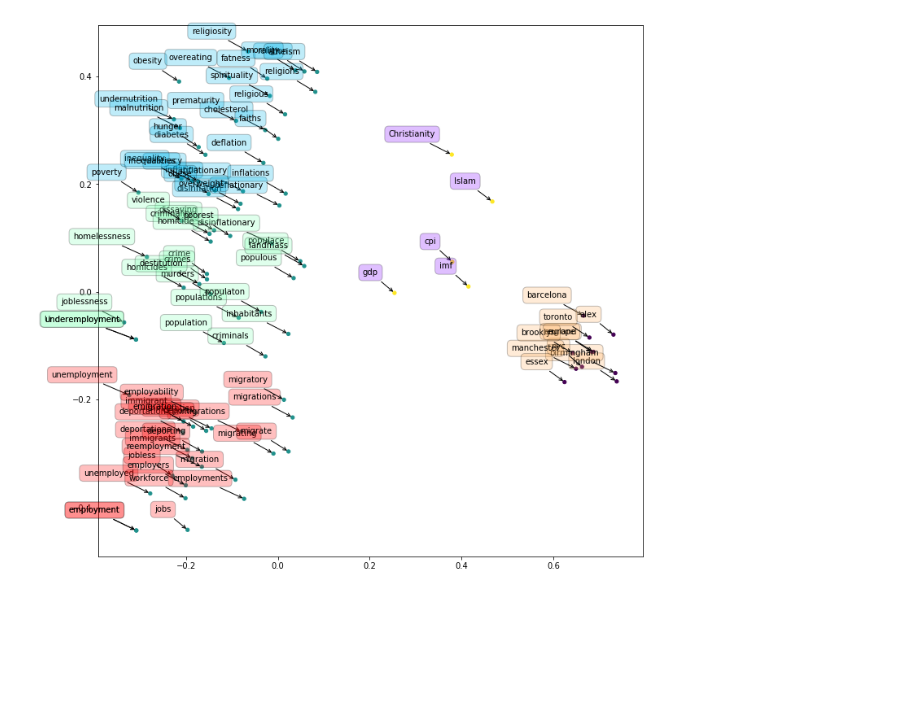
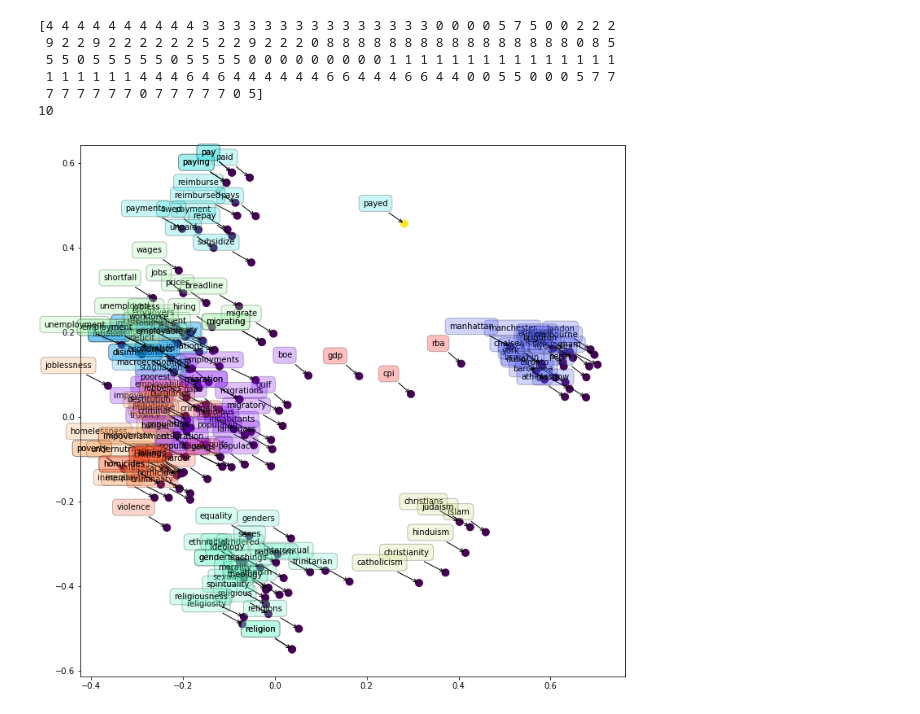
Before and after one commit to sully90/dp-search-service, a Jupyter notebook: src/main/python/Word2Vec ONS.ipynb, the cells around one changed output. Drawn from its saved outputs; the diff is of its cells as text; code cells hidden in the pictures; blank space fills up the shorter version.

```diff
--- a/src/main/python/Word2Vec ONS.ipynb
+++ b/src/main/python/Word2Vec ONS.ipynb
@@ -109,11 +128,12 @@ def eblow(data, n):
     ax.set_xlabel("Number of Clusters", fontsize=12)
     ax.set_ylabel("Percentage of Variance Explained [%]", fontsize=12)
 
-    print "Optimal number of clusters = ", K[kIdx]
+    print "Minimum number of clusters = ", K[kIdx]
 
     return kMeansVar
 
-kMeansVar = eblow(vectors, 10)
+kMeansVar = eblow(vectors, 11)
+# kMeansVar = eblow(word_vectors, 11)
 plt.show()
 # %% [output]
 Performing K-Means...
@@ -136,10 +157,8 @@ def ncols(n, cmap='rainbow'):
     return cmap(np.linspace(0, 1, n))
 
 class SemanticMap:
-    def __init__(self, model, kOpt, vector_idx):
+    def __init__(self, model):
         self.model = model
-        self.kOpt = kOpt
-        self.vector_idx = vector_idx
 
     def __split_words(self, input_string):
         return re.findall(r"[\w']+", input_string)
@@ -210,17 +229,18 @@ class SemanticMap:
 
         return vectors, final_words, final_sizes
 
-    def plot(self, vectors, lemmas, clusters, figsize, sizes=80):
+    def plot(self, vectors, lemmas, clusters, kOpt, vector_idx, figsize, sizes=80):
         fig,ax = plt.subplots(figsize=(12,12))
         if sizes == []:
             sizes = 80
         ax.scatter(vectors[:, 0], vectors[:, 1], s=sizes, c=clusters)
 
-        cols = ncols(self.kOpt)
-        for kn in range(self.kOpt):
+        print kOpt
+        cols = ncols(kOpt)
+        for kn in range(kOpt):
             for label, x, y in zip(lemmas, vectors[:, 0], vectors[:, 1]):
                 ix = lemmas.index(label)
-                if (self.vector_idx[ix] == kn):
+                if (vector_idx[ix] == kn):
                     ax.annotate(
                         label,
                         xy = (x, y), xytext = (-20, 20),
@@ -230,19 +250,28 @@ class SemanticMap:
 
         plt.show()
 
-    def map_cluster_plot(self, words, sizes, threshold, figsize=(8,8)):
+    def map_cluster_plot(self, words, sizes, threshold, kOpt, vector_idx, figsize=(8,8)):
         vectors, words, sizes = self.map_words(words, sizes)
         vectors = self.__reduce_dimensionality(vectors)
         clusters = self.cluster_results(vectors, threshold)
-        self.plot(vectors, words, clusters, sizes, figsize)
+        self.plot(vectors, words, clusters, kOpt, vector_idx, figsize, sizes=sizes)
 
     def print_results(self, words, clusters):
         print words
         print clusters.tolist()
 # %%
-kOpt=5
-vector_idx = kMeansVar[kOpt-1].fit_predict(vectors)
-semantic_map = SemanticMap(model, kOpt, vector_idx)
-semantic_map.map_cluster_plot(words, None, 0.2, figsize=(18,18))
+kOpt=10
+kMeansClusterVar = kMeansVar[kOpt-1]
+vector_idx = kMeansClusterVar.fit_predict(vectors)
+print vector_idx
+
+semantic_map = SemanticMap(model)
+semantic_map.map_cluster_plot(words, None, 0.2, kOpt, vector_idx, figsize=(18,18))
 # %% [output]
+[4 4 4 4 4 4 4 4 4 4 3 3 3 3 3 3 3 3 3 3 3 3 3 3 3 0 0 0 0 5 7 5 0 0 2 2 2
+ 9 2 2 9 2 2 2 2 2 2 5 2 2 9 2 2 2 0 8 8 8 8 8 8 8 8 8 8 8 8 8 8 8 8 0 8 5
+ 5 5 0 5 5 5 5 5 0 5 5 5 5 0 0 0 0 0 0 0 0 0 1 1 1 1 1 1 1 1 1 1 1 1 1 1 1
+ 1 1 1 1 1 1 4 4 4 6 4 6 4 4 4 4 4 4 6 6 4 4 4 6 6 4 4 0 0 5 5 0 0 0 5 7 7
+ 7 7 7 7 7 7 0 7 7 7 7 7 0 5]
+10
-[figure, old version]
+[figure, new version]
```
Also changed, not shown: parts of 8 cells of this notebook.
